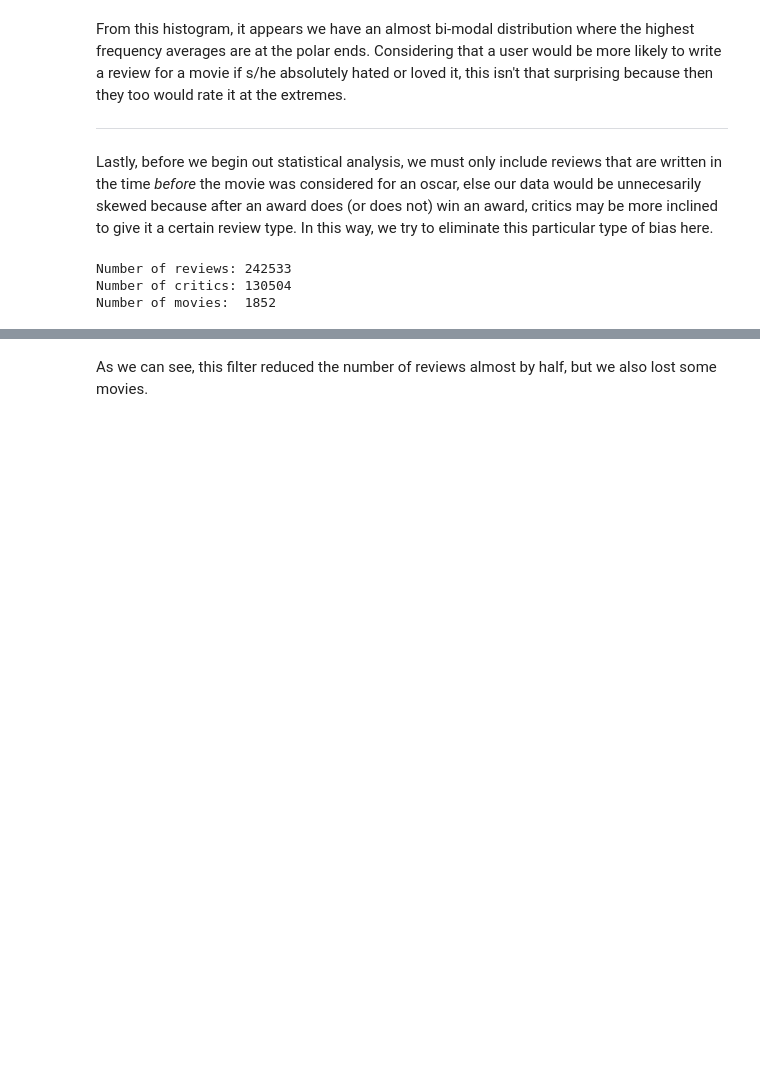
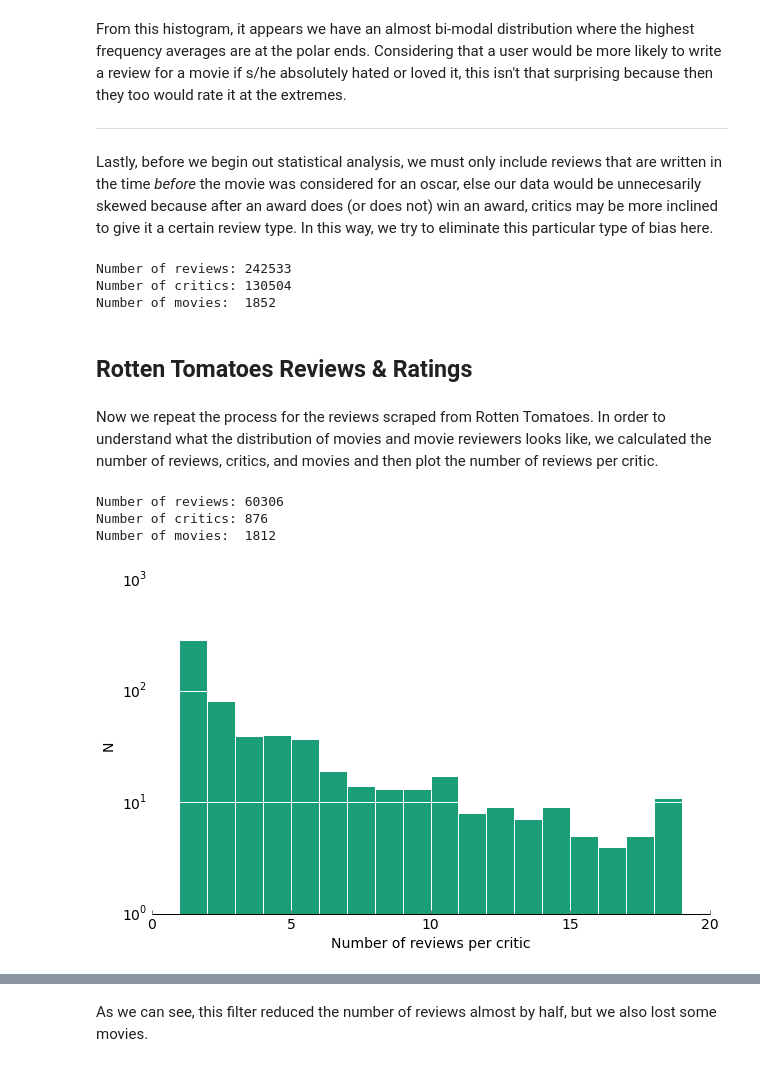
Before and after one commit to rizzomichaelg/cs109-oscars, a Jupyter notebook: process_book.ipynb, the cells around one changed output, grey strips where cells are left out. Drawn from its saved outputs; the diff is of its cells as text; code cells hidden in the pictures; blank space fills up the shorter version.

Commit message:
Added visual exploration of Rotten Tomatoes data

```diff
--- a/process_book.ipynb
+++ b/process_book.ipynb
@@ -1101,3 +1104,22 @@ print "Number of movies:  %i" % imdb_df.title.unique().size
 Number of reviews: 242533
 Number of critics: 130504
 Number of movies:  1852
+# %% [markdown]
+<h2>Rotten Tomatoes Reviews & Ratings</h2>
+# %% [markdown]
+Now we repeat the process for the reviews scraped from Rotten Tomatoes. In order to understand what the distribution of movies and movie reviewers looks like, we calculated the number of reviews, critics, and movies and then plot the number of reviews per critic.
+# %%
+print "Number of reviews: %i" % len(rotten_df)
+print "Number of critics: %i" % rotten_df.critic.unique().size
+print "Number of movies:  %i" % rotten_df.title.unique().size
+# %% [output]
+Number of reviews: 60306
+Number of critics: 876
+Number of movies:  1812
+# %%
+rotten_df.groupby('critic').title.count().hist(log=True, bins=range(20), edgecolor='white')
+plt.xlabel("Number of reviews per critic")
+plt.ylabel("N")
+histogram_style()
+# %% [output]
+[figure, added]
```
Also changed, not shown: parts of 20 cells of this notebook.
